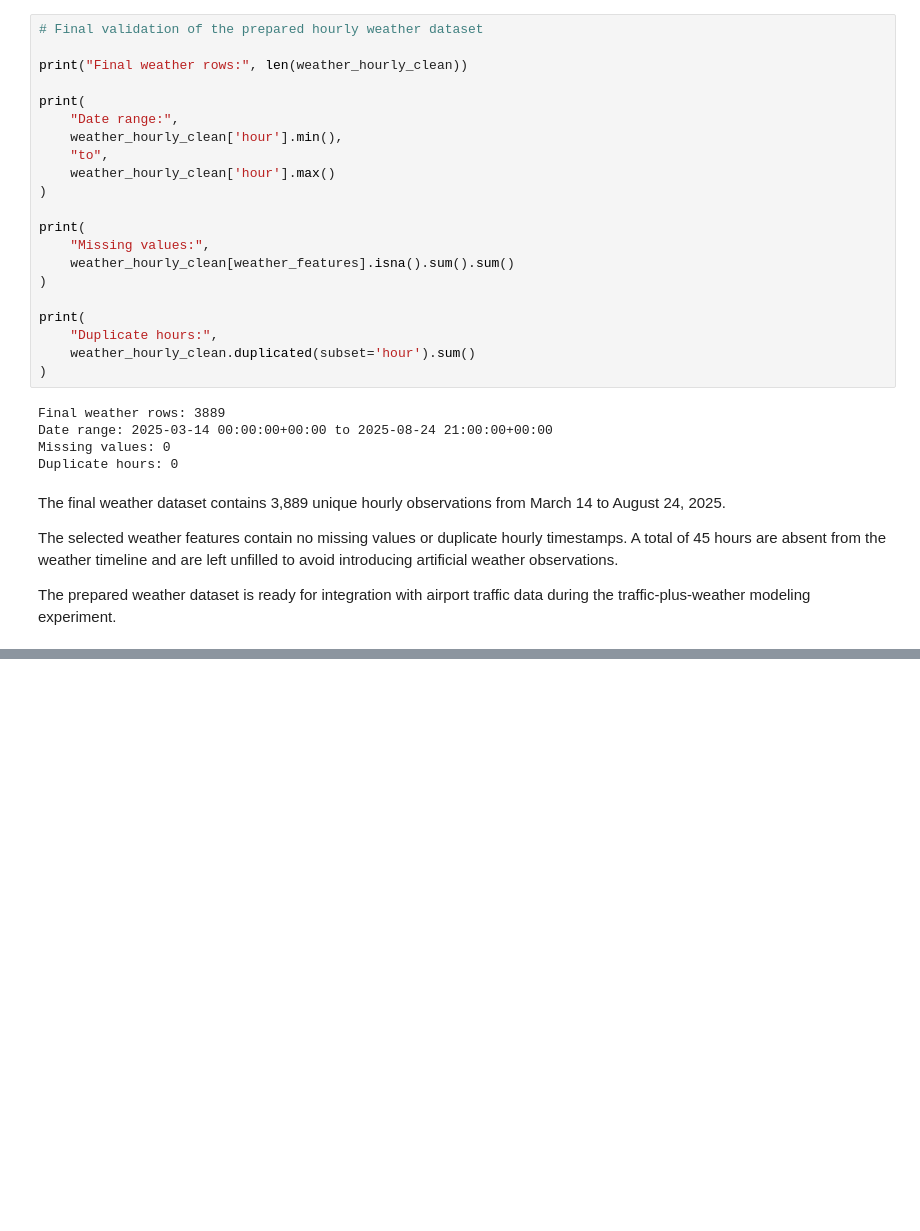
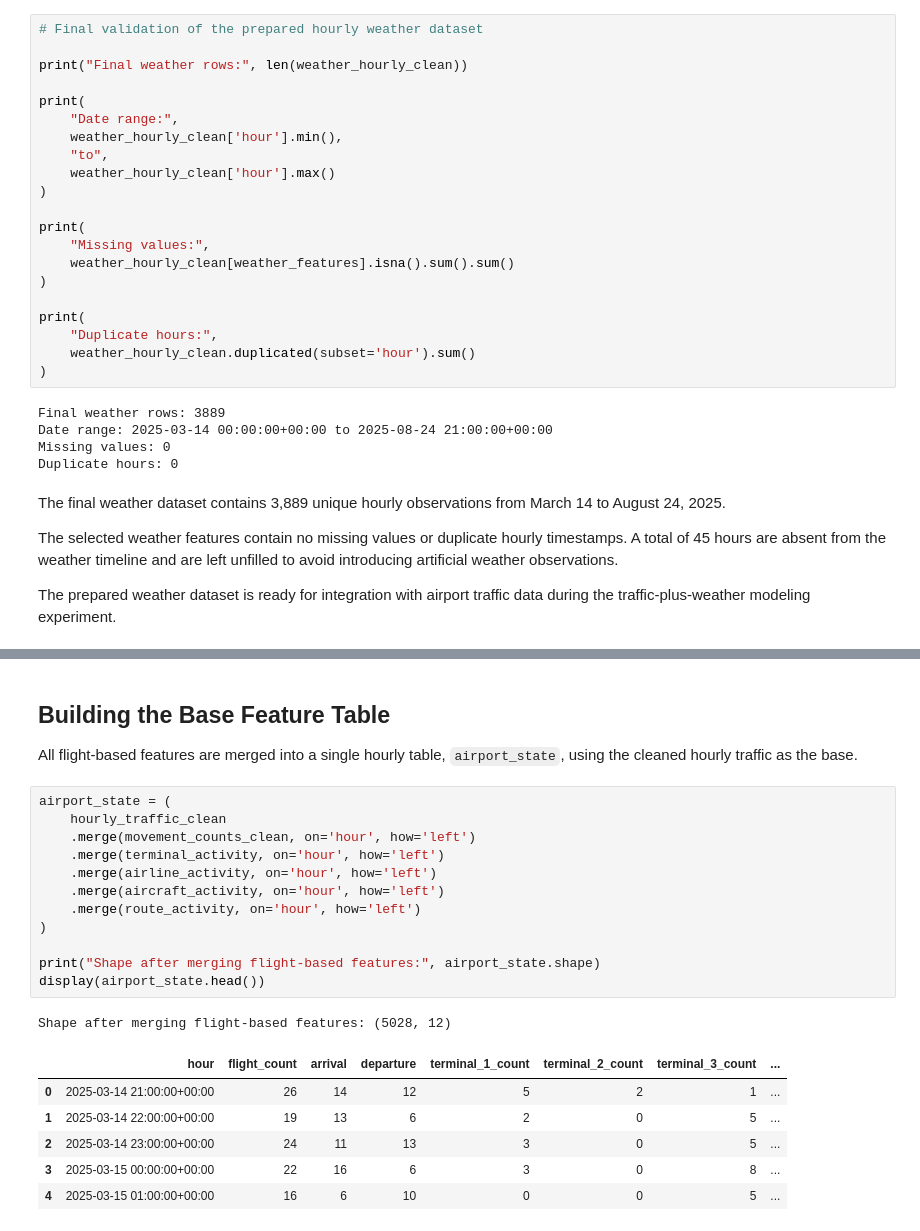
Before and after one commit to AirSight-Team/AirSight, a Jupyter notebook: AieSight_dataset.ipynb, the cells around one changed output, grey strips where cells are left out. Cells and saved outputs as stored; diff of their text form; blank space fills up the shorter version.

```diff
--- a/AieSight_dataset.ipynb
+++ b/AieSight_dataset.ipynb
@@ -1660,0 +1725,25 @@ during the traffic-plus-weather modeling experiment.
+# %% [markdown]
+## Building the Base Feature Table
+
+All flight-based features are merged into a single hourly table,
+`airport_state`, using the cleaned hourly traffic as the base.
+# %%
+airport_state = (
+    hourly_traffic_clean
+    .merge(movement_counts_clean, on='hour', how='left')
+    .merge(terminal_activity, on='hour', how='left')
+    .merge(airline_activity, on='hour', how='left')
+    .merge(aircraft_activity, on='hour', how='left')
+    .merge(route_activity, on='hour', how='left')
+)
+
+print("Shape after merging flight-based features:", airport_state.shape)
+display(airport_state.head())
+# %% [output]
+Shape after merging flight-based features: (5028, 12)
+|  | hour | flight_count | arrival | departure | terminal_1_count | terminal_2_count | terminal_3_count | ... |
+| 0 | 2025-03-14 21:00:00+00:00 | 26 | 14 | 12 | 5 | 2 | 1 | ... |
+| 1 | 2025-03-14 22:00:00+00:00 | 19 | 13 | 6 | 2 | 0 | 5 | ... |
+| 2 | 2025-03-14 23:00:00+00:00 | 24 | 11 | 13 | 3 | 0 | 5 | ... |
+| 3 | 2025-03-15 00:00:00+00:00 | 22 | 16 | 6 | 3 | 0 | 8 | ... |
+| 4 | 2025-03-15 01:00:00+00:00 | 16 | 6 | 10 | 0 | 0 | 5 | ... |
```
Also changed, not shown: parts of 18 cells of this notebook.
